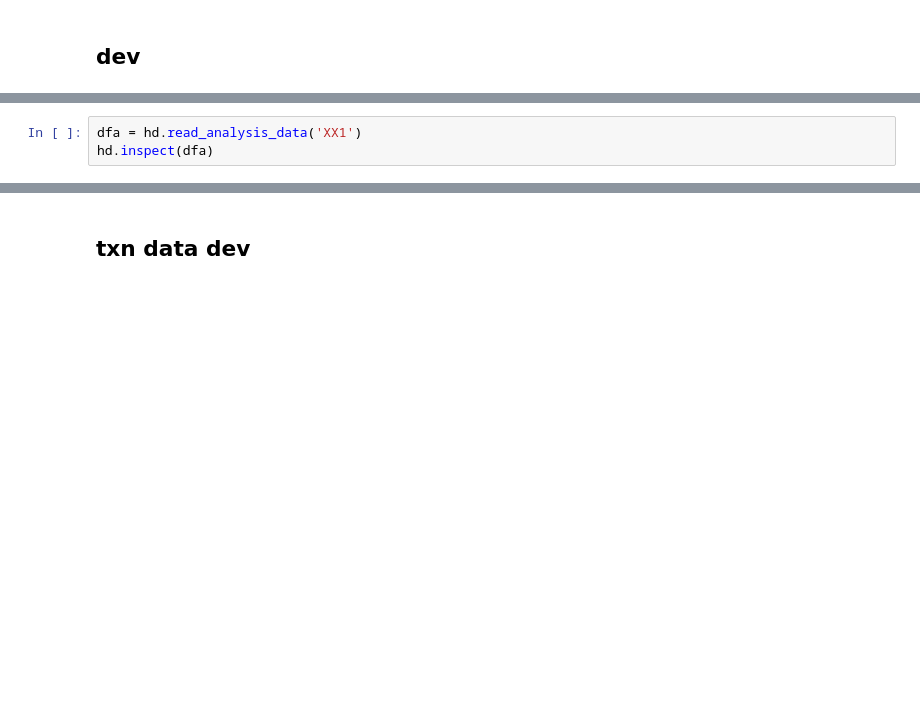
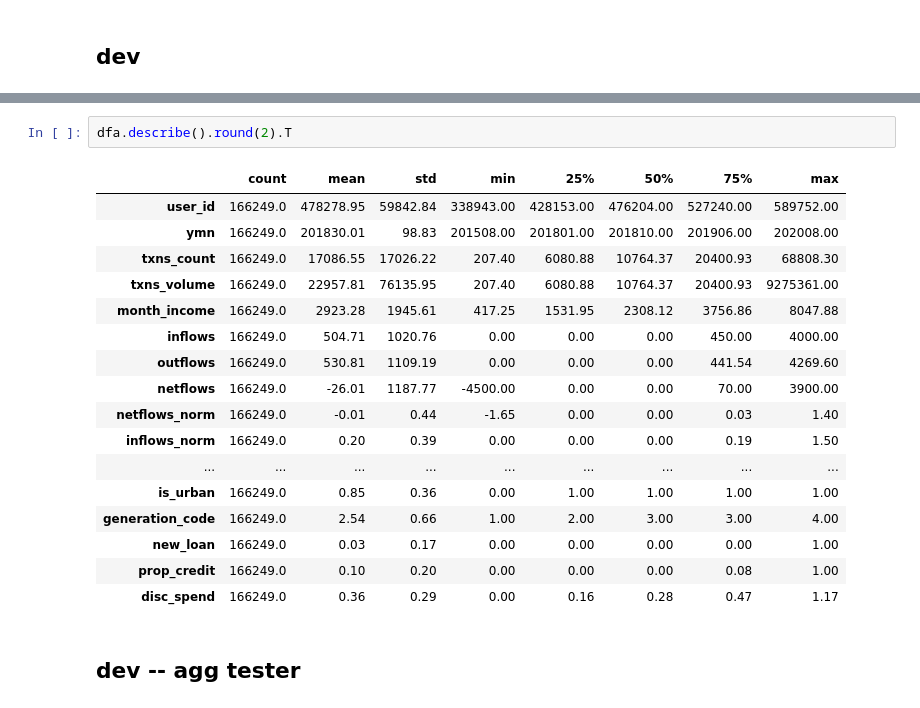
Before and after one commit to fabiangunzinger/mdb_eval, a Jupyter notebook: notebooks/scratchpad.ipynb, the cells around one changed output, grey strips where cells are left out. Drawn from its saved outputs; the diff is of its cells as text; blank space fills up the shorter version.

```diff
--- a/notebooks/scratchpad.ipynb
+++ b/notebooks/scratchpad.ipynb
@@ -141,3 +64,0 @@ Name: age, dtype: float64
-# %%
-dfa = hd.read_analysis_data('XX1')
-hd.inspect(dfa)
@@ -179,2 +65,22 @@ shape: (363, 26), users: 14
+# %%
+dfa.describe().round(2).T
+# %% [output]
+|  | count | mean | std | min | 25% | 50% | 75% | max |
+| user_id | 166249.0 | 478278.95 | 59842.84 | 338943.00 | 428153.00 | 476204.00 | 527240.00 | 589752.00 |
+| ymn | 166249.0 | 201830.01 | 98.83 | 201508.00 | 201801.00 | 201810.00 | 201906.00 | 202008.00 |
+| txns_count | 166249.0 | 17086.55 | 17026.22 | 207.40 | 6080.88 | 10764.37 | 20400.93 | 68808.30 |
+| txns_volume | 166249.0 | 22957.81 | 76135.95 | 207.40 | 6080.88 | 10764.37 | 20400.93 | 9275361.00 |
+| month_income | 166249.0 | 2923.28 | 1945.61 | 417.25 | 1531.95 | 2308.12 | 3756.86 | 8047.88 |
+| inflows | 166249.0 | 504.71 | 1020.76 | 0.00 | 0.00 | 0.00 | 450.00 | 4000.00 |
+| outflows | 166249.0 | 530.81 | 1109.19 | 0.00 | 0.00 | 0.00 | 441.54 | 4269.60 |
+| netflows | 166249.0 | -26.01 | 1187.77 | -4500.00 | 0.00 | 0.00 | 70.00 | 3900.00 |
+| netflows_norm | 166249.0 | -0.01 | 0.44 | -1.65 | 0.00 | 0.00 | 0.03 | 1.40 |
+| inflows_norm | 166249.0 | 0.20 | 0.39 | 0.00 | 0.00 | 0.00 | 0.19 | 1.50 |
+| ... | ... | ... | ... | ... | ... | ... | ... | ... |
+| is_urban | 166249.0 | 0.85 | 0.36 | 0.00 | 1.00 | 1.00 | 1.00 | 1.00 |
+| generation_code | 166249.0 | 2.54 | 0.66 | 1.00 | 2.00 | 3.00 | 3.00 | 4.00 |
+| new_loan | 166249.0 | 0.03 | 0.17 | 0.00 | 0.00 | 0.00 | 0.00 | 1.00 |
+| prop_credit | 166249.0 | 0.10 | 0.20 | 0.00 | 0.00 | 0.00 | 0.08 | 1.00 |
+| disc_spend | 166249.0 | 0.36 | 0.29 | 0.00 | 0.16 | 0.28 | 0.47 | 1.17 |
 # %% [markdown]
-## txn data dev
+## dev -- agg tester
```
Also changed, not shown: parts of 23 cells of this notebook, 15 other files.
